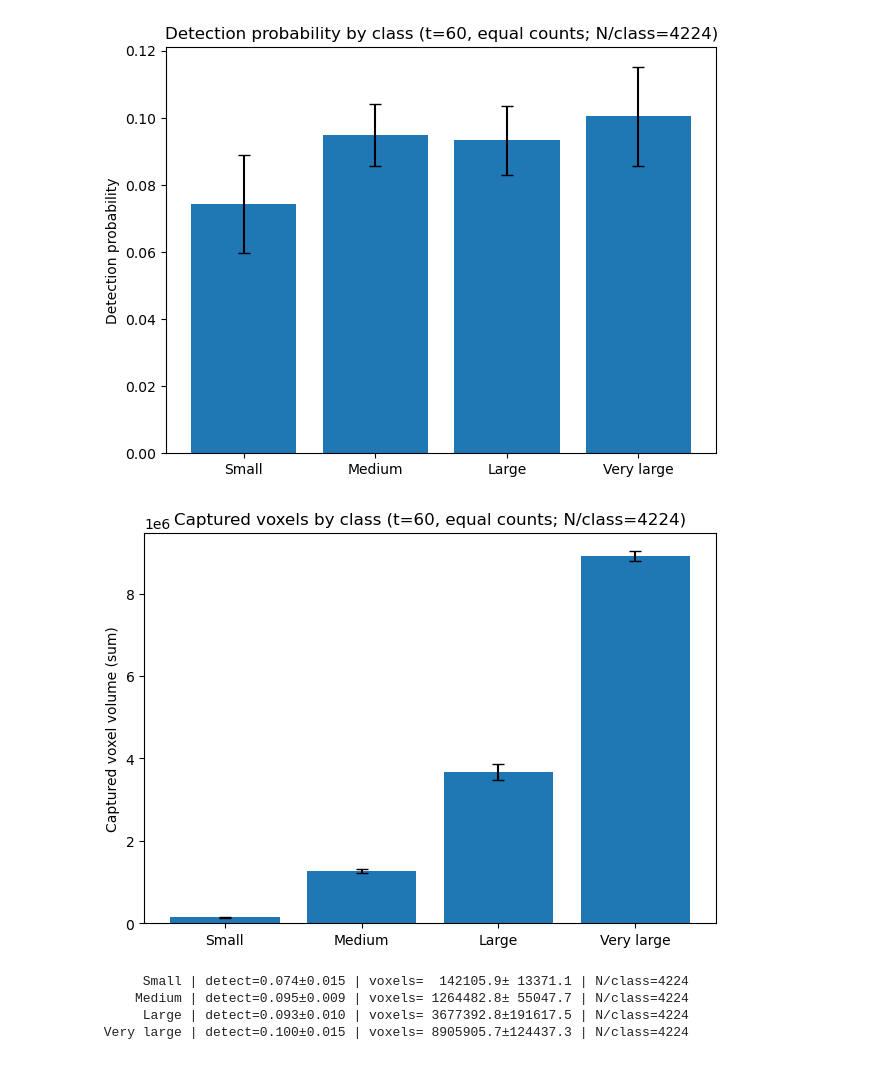
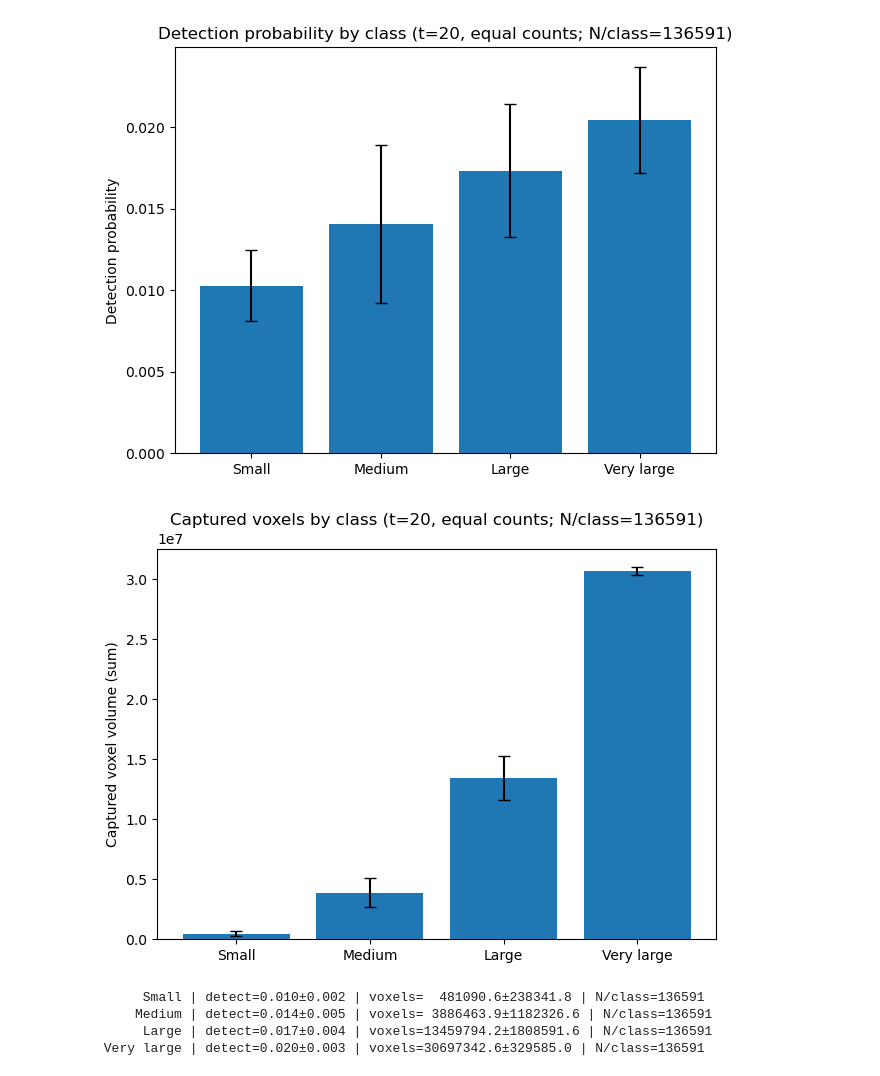
Before and after one commit to DRPTSB/essb_opinion, a Jupyter notebook: simulations.ipynb, the cells around one changed output. Cells and saved outputs as stored; diff of their text form; code cells hidden in the pictures.

```diff
--- a/simulations.ipynb
+++ b/simulations.ipynb
@@ -7,9 +7,9 @@ from dataclasses import dataclass
 
 @dataclass
 class LatticeConfig:
-    Lx: float = 1000.0
-    Ly: float = 1000.0
-    Lz: float = 1000.0
+    Lx: float = 3000.0
+    Ly: float = 3000.0
+    Lz: float = 3000.0
     sphere_radius: float = 15.0  # diameter 30
 
 def fcc_unit_cell_spacing(R: float) -> float:
@@ -137,8 +137,8 @@ def multi_run_shifted(cfg: LatticeConfig,
 # ----------------- Example run & plot -----------------
 
 if __name__ == "__main__":
-    cfg = LatticeConfig(Lx=1000.0, Ly=1000.0, Lz=1000.0, sphere_radius=15.0)
-    thicknesses = np.arange(2, 1051, 2, dtype=float)  # step 2 up to 1050
+    cfg = LatticeConfig(Lx=2000.0, Ly=2000.0, Lz=2000.0, sphere_radius=15.0)
+    thicknesses = np.arange(2, 2051, 2, dtype=float)  # step 2 up to 2050
 
     res = multi_run_shifted(cfg, thicknesses, K=100, seed=42, max_shift_fraction=0.5)
 
@@ -200,9 +196,9 @@ import matplotlib.pyplot as plt
 
 @dataclass
 class VolumeConfig:
-    Lx: float = 1000.0
-    Ly: float = 1000.0
-    Lz: float = 1000.0
+    Lx: float = 2000.0
+    Ly: float = 2000.0
+    Lz: float = 2000.0
 
 @dataclass
 class ClassSpec:
@@ -334,7 +330,7 @@ def select_equal_counts_core(vol: VolumeConfig,
 def simulate_equal_counts_single_thickness(vol: VolumeConfig,
                                            mix: MultiClassMix,
                                            t_slab: float,
-                                           K: int = 16,
+                                           K: int = 200,
                                            seed: int = 0,
                                            max_shift_frac_xy: float = 0.5,
                                            max_shift_frac_z: float = 0.5):
@@ -404,7 +400,7 @@ def simulate_equal_counts_single_thickness(vol: VolumeConfig,
 # ----------------- Example usage & bar plots -----------------
 
 if __name__ == "__main__":
-    vol = VolumeConfig(1000.0, 1000.0, 1000.0)
+    vol = VolumeConfig(3000.0, 3000.0, 3000.0)
 
     # Define four classes with equal counts: Small, Medium, Large, Very Large
     classes = [
@@ -416,40 +412,40 @@ if __name__ == "__main__":
     mix = MultiClassMix(classes=classes, gap_kR=0.0)  # increase gap_kR to make the lattice globally sparser
 
     # Single slab thickness
-    t_slab = 60.0
+    t_slab = 20.0
 
     res = simulate_equal_counts_single_thickness(
         vol, mix, t_slab,
-        K=20, seed=123,
+        K=500, seed=123,
         max_shift_frac_xy=0.5, max_shift_frac_z=0.5
     )
 
     # --- Bar plot 1: Detection probability per class (mean ± SD) ---
     x = np.arange(len(res["class_names"]))
     plt.figure()
     plt.bar(x, res["det_mean"], yerr=res["det_sd"], capsize=4)
     plt.xticks(x, res["class_names"], rotation=0)
     plt.ylabel("Detection probability")
     plt.title(f"Detection probability by class (t={res['t_slab']:.0f}, equal counts; N/class={res['N_per_class']})")
     plt.tight_layout()
     plt.show()
 
     # --- Bar plot 2: Total captured voxel volume per class (mean ± SD) ---
     plt.figure()
     plt.bar(x, res["vox_mean"], yerr=res["vox_sd"], capsize=4)
     plt.xticks(x, res["class_names"], rotation=0)
     plt.ylabel("Captured voxel volume (sum)")
     plt.title(f"Captured voxels by class (t={res['t_slab']:.0f}, equal counts; N/class={res['N_per_class']})")
     plt.tight_layout()
     plt.show()
 
     # Quick textual summary
     for name, dm, ds, vm, vs in zip(res["class_names"], res["det_mean"], res["det_sd"], res["vox_mean"], res["vox_sd"]):
         print(f"{name:>11s} | detect={dm:5.3f}±{ds:5.3f} | voxels={vm:10.1f}±{vs:8.1f} | N/class={res['N_per_class']}")
 # %% [output]
-[figure, old version]
+[figure, new version]
-[figure, old version]
+[figure, new version]
-      Small | detect=0.074±0.015 | voxels=  142105.9± 13371.1 | N/class=4224
-     Medium | detect=0.095±0.009 | voxels= 1264482.8± 55047.7 | N/class=4224
-      Large | detect=0.093±0.010 | voxels= 3677392.8±191617.5 | N/class=4224
- Very large | detect=0.100±0.015 | voxels= 8905905.7±124437.3 | N/class=4224
+      Small | detect=0.010±0.002 | voxels=  481090.6±238341.8 | N/class=136591
+     Medium | detect=0.014±0.005 | voxels= 3886463.9±1182326.6 | N/class=136591
+      Large | detect=0.017±0.004 | voxels=13459794.2±1808591.6 | N/class=136591
+ Very large | detect=0.020±0.003 | voxels=30697342.6±329585.0 | N/class=136591
```
Also changed, not shown: parts of 2 cells of this notebook.
